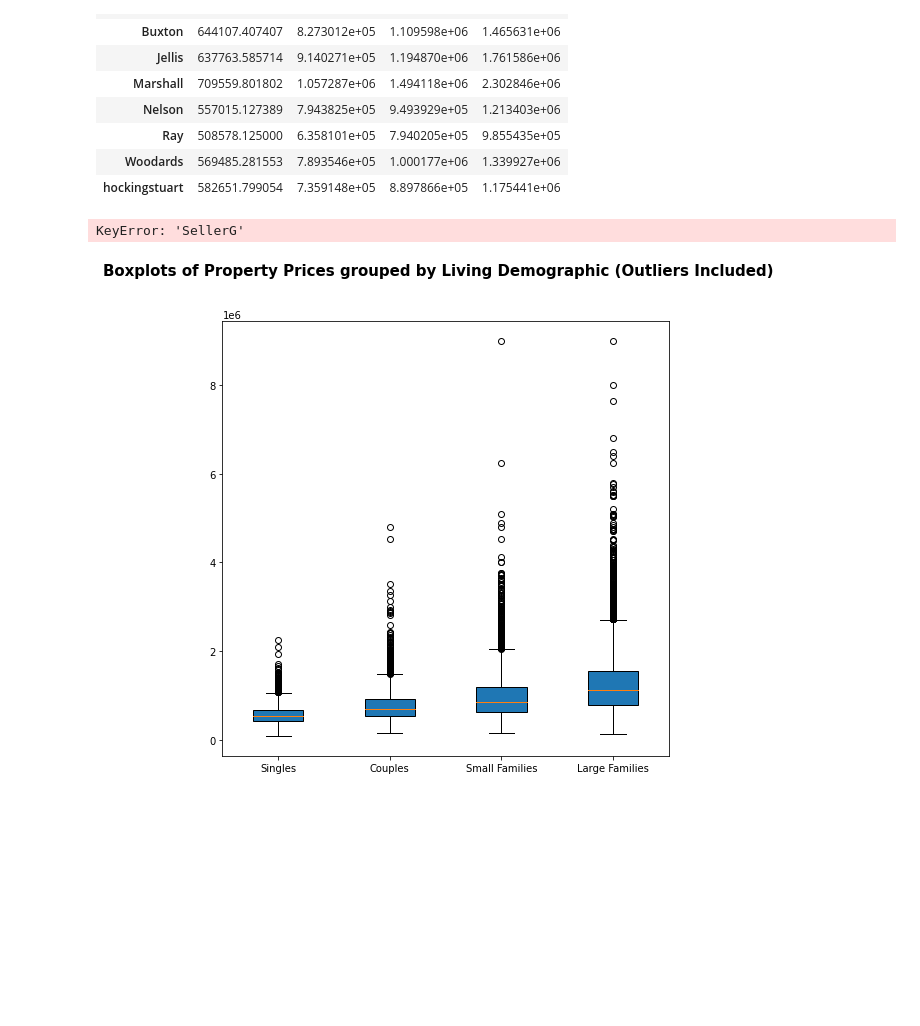
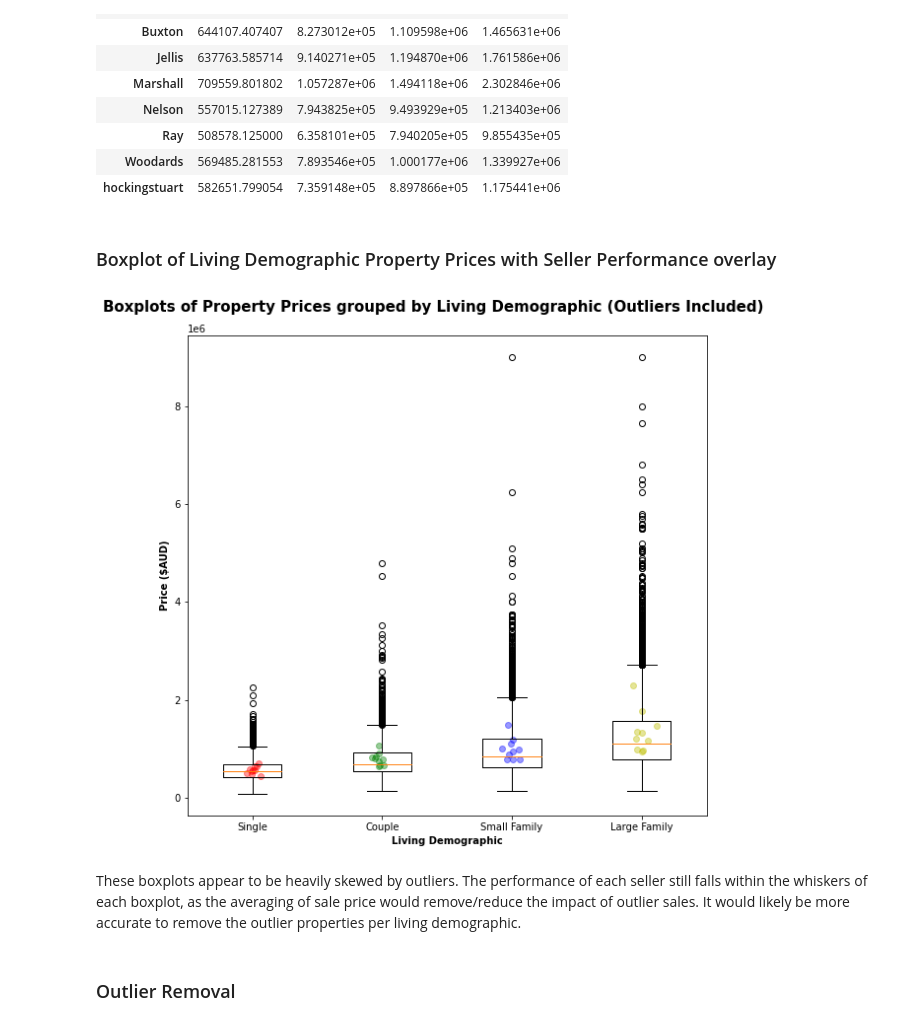
Before and after one commit to Kopixx/Project-1, a Jupyter notebook: Q3_data_exploration.ipynb, the cells around one changed output. Saved outputs shown, nothing was run; the diff lists cells and outputs as text; code cells hidden in the pictures; blank space fills up the shorter version.

```diff
--- a/Q3_data_exploration.ipynb
+++ b/Q3_data_exploration.ipynb
@@ -298,33 +297,40 @@ boxplot_means
 | Ray | 508578.125000 | 6.358101e+05 | 7.940205e+05 | 9.855435e+05 |
 | Woodards | 569485.281553 | 7.893546e+05 | 1.000177e+06 | 1.339927e+06 |
 | hockingstuart | 582651.799054 | 7.359148e+05 | 8.897866e+05 | 1.175441e+06 |
+# %% [markdown]
+### Boxplot of Living Demographic Property Prices with Seller Performance overlay
 # %%
+#Boxplots per Living Demographic with Means of Top Sellers overlaid as Scatterplot
 #Collect the boxplot data
 boxplot_demo_dict = {"Singles": single_df["Price"],
                     "Couples": couple_df["Price"],
                     "Small Families": small_fam_df["Price"],
                     "Large Families": large_fam_df["Price"]}
 
-boxplot_means_dict = {"Singles": boxplot_means["Single"],
-                    "Couples": boxplot_means["Couple"],
-                    "Small Families": boxplot_means["Small Family"],
-                    "Large Families": boxplot_means["Large Family"]}
+#Plot data
+vals, names, xs = [], [], []
+
+for i, col in enumerate(boxplot_means):
+    vals.append(boxplot_means[col].values)
+    names.append(col)
+    xs.append(np.random.normal((int(round(i,0)) + 1), 0.04, boxplot_means[col].values.shape[0]))
 
 fig, ax = plt.subplots(figsize=(8,8))
 fig.suptitle("Boxplots of Property Prices grouped by Living Demographic (Outliers Included)", fontsize = 15, fontweight = 'bold')
-bp = ax.boxplot(boxplot_demo_dict.values(), labels=boxplot_demo_dict.keys(), patch_artist=True)
-for i, d in enumerate(boxplot_means):
-    y = boxplot_means_dict[d]
-    x = boxplot_means_dict[d][i]
-    plt.scatter(x,y)
-# bp['boxes'][0].set_facecolor('royalblue')
-# bp['boxes'][1].set_facecolor('cornflowerblue')
-# bp['boxes'][2].set_facecolor('lightskyblue')
-# bp['boxes'][3].set_facecolor('paleturquoise')
+plt.boxplot(boxplot_demo_dict.values(), labels=names)
 ax.set_ylabel("Price ($AUD)", fontweight='bold')
 ax.set_xlabel("Living Demographic", fontweight='bold')
 
+palette = ['r', 'g', 'b', 'y']
+
+for x, val, c in zip(xs, vals, palette):
+    plt.scatter(x, val, alpha=0.4, color=c)
+
 plt.tight_layout()
+plt.show()
 # %% [output]
-KeyError: 'SellerG'
-[figure, old version]
+[figure, new version]
+# %% [markdown]
+These boxplots appear to be heavily skewed by outliers. The performance of each seller still falls within the whiskers of each boxplot, as the averaging of sale price would remove/reduce the impact of outlier sales. It would likely be more accurate to remove the outlier properties per living demographic.
+# %% [markdown]
+### Outlier Removal
```
Also changed, not shown: parts of 9 cells of this notebook.
